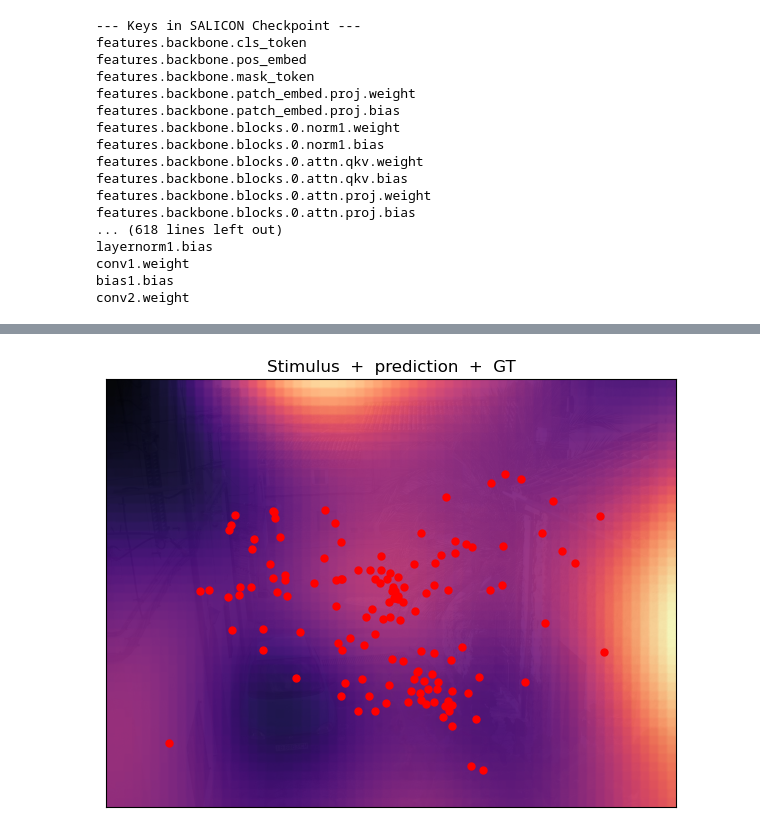
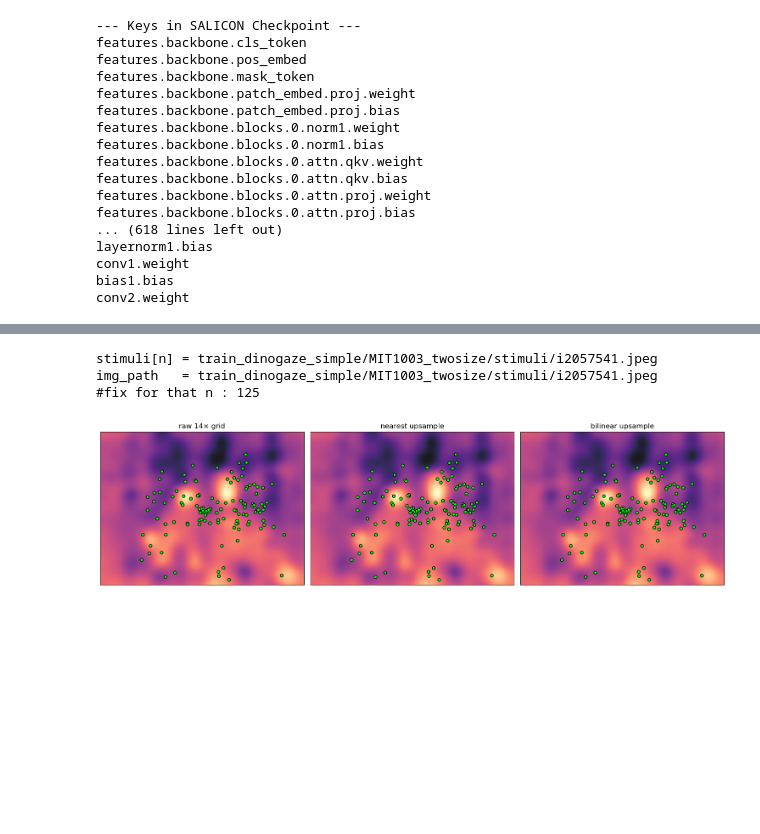
Before and after one commit to MirkoMorello/Decoding_Neural_Dynamics_of_Visual_Perceptual_Segmentation, a Jupyter notebook: DeepGaze/playground.ipynb, the cells around one changed output, grey strips where cells are left out. Drawn from its saved outputs; the diff is of its cells as text; code cells hidden in the pictures; blank space fills up the shorter version.

```diff
--- a/DeepGaze/playground.ipynb
+++ b/DeepGaze/playground.ipynb
@@ -345,12 +293,56 @@ def sanity_overlay(model, img_path, stim_idx, fix_obj,
     ax.set_xticks([]); ax.set_yticks([])
     ax.set_title("Stimulus  +  prediction  +  GT")
     plt.tight_layout(); plt.show()
-# %%
-device = 'cuda' if torch.cuda.is_available() else 'cpu'
-sanity_overlay(model,
-               conv_dir/'stimuli'/img_name,
-               stim_idx=n,
-               fix_obj=fixations,
-               device=device)
-# %% [output]
-[figure, removed]
+# %%
+
+print("stimuli[n] =", stimuli.filenames[n])
+print("img_path   =", image_path)           # no .as_posix() needed
+print("#fix for that n :", (fixations.n == n).sum())
+# %% [output]
+stimuli[n] = train_dinogaze_simple/MIT1003_twosize/stimuli/i2057541.jpeg
+img_path   = train_dinogaze_simple/MIT1003_twosize/stimuli/i2057541.jpeg
+#fix for that n : 125
+# %%
+import torch, torch.nn.functional as F, matplotlib.pyplot as plt
+import cloudpickle as cp
+from pathlib import Path
+from PIL import Image
+from torchvision.transforms.functional import to_tensor
+
+# ─── stimulus & CB ────────────────────────────────────────────────
+img   = Image.open(image_path).convert("RGB")
+H,W   = img.height, img.width
+img_t = to_tensor(img).unsqueeze(0).to(device)
+
+cb = torch.zeros((1, H, W), device=device)  # FULL RES  ← correct!
+assert cb.shape[1:] == torch.Size([H, W]),  "centre-bias must be (1,H,W)"
+
+# ─── forward & three visualisations ───────────────────────────────
+# quick fix for inspection only
+with torch.no_grad():
+    model.finalizer.center_bias_weight.clamp_(0.1)   # force non-negative
+with torch.no_grad():
+    dens = model(img_t, cb).exp()                               # (1,H',W')
+coarse        = dens.squeeze(0).cpu().numpy()
+nearest_full  = F.interpolate(dens.unsqueeze(1), (H,W), mode="nearest") \
+                  .squeeze().cpu().numpy()
+bilinear_full = F.interpolate(dens.unsqueeze(1), (H,W), mode="bilinear",
+                              align_corners=False) \
+                  .squeeze().cpu().numpy()
+
+idx = stimuli.filenames.index(stimuli.filenames[n])
+xs,ys = fixations.x[fixations.n==idx], fixations.y[fixations.n==idx]
+
+# ─── plot ─────────────────────────────────────────────────────────
+fig,ax = plt.subplots(1,3,figsize=(15,5))
+for a,heat,title in zip(ax,
+        [coarse, nearest_full, bilinear_full],
+        ["raw 14× grid","nearest upsample","bilinear upsample"]):
+    a.imshow(heat, cmap="magma_r", alpha=.9,  # notice the “_r”
+            extent=[0,W,H,0], origin="upper", interpolation="nearest")
+
+    a.scatter(xs,ys,s=25,c='lime',edgecolors='k')
+    a.set_xticks([]); a.set_yticks([]); a.set_title(title)
+plt.tight_layout(); plt.show()
+# %% [output]
+[figure, added]
```
Also changed, not shown: parts of 5 cells of this notebook, 1 other file.
